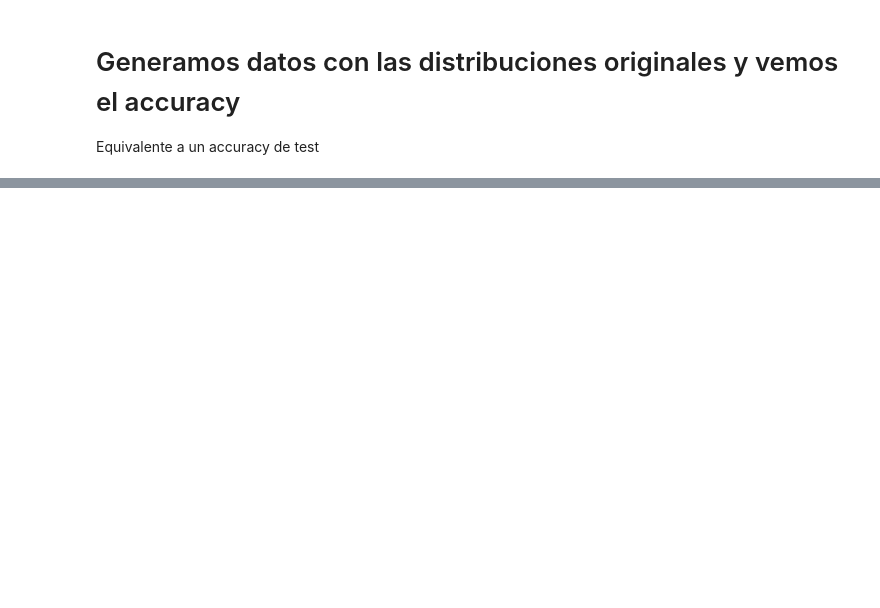
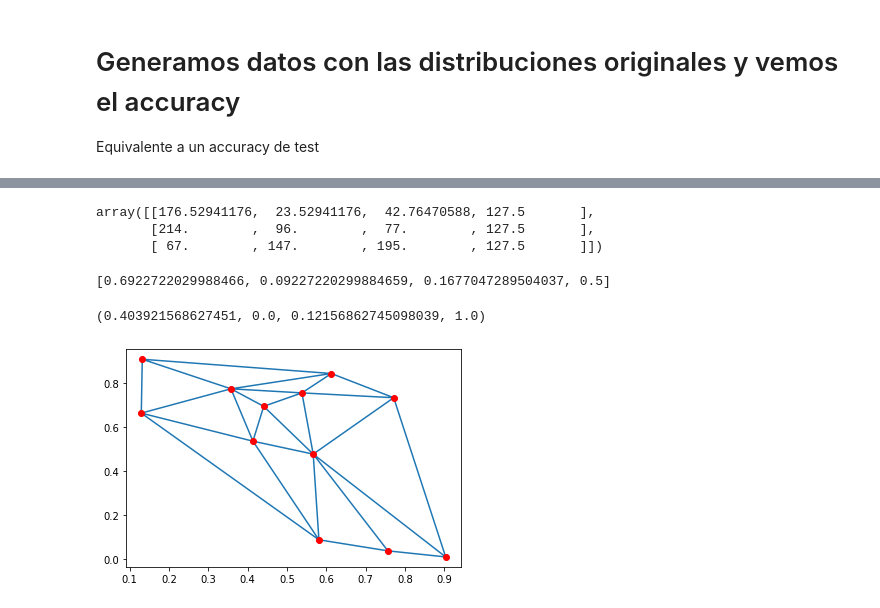
Before and after one commit to franmassa/lab-ml-itba-regresion-logistica-Keras, a Jupyter notebook: 02-LR-Feat-Eng-overfitting.ipynb, the cells around one changed output, grey strips where cells are left out. Cells and saved outputs as stored; diff of their text form; code cells hidden in the pictures; blank space fills up the shorter version.

```diff
--- a/02-LR-Feat-Eng-overfitting.ipynb
+++ b/02-LR-Feat-Eng-overfitting.ipynb
@@ -96,0 +149,30 @@ plotCallback_f.plotBoundary(model)
+# %%
+cmap = plt.cm.get_cmap('RdBu')
+def get_colors_from_p(ps):
+    return np.array([list(cmap(p)[:3]) + [0.5] for p in ps])*255
+
+get_colors_from_p(np.array([0.1, 0.2, 0.8]))
+# %% [output]
+array([[176.52941176,  23.52941176,  42.76470588, 127.5       ],
+       [214.        ,  96.        ,  77.        , 127.5       ],
+       [ 67.        , 147.        , 195.        , 127.5       ]])
+# %%
+list(cmap(0.1)[:3]) + [0.5]
+# %% [output]
+[0.6922722029988466, 0.09227220299884659, 0.1677047289504037, 0.5]
+# %%
+rgba
+# %% [output]
+(0.403921568627451, 0.0, 0.12156862745098039, 1.0)
+# %%
+import numpy as np
+from  scipy.spatial import Delaunay
+import pylab
+
+data = np.random.random((12,3))            # arbitrary 3D data set
+tri = Delaunay( data[:,:2] ) # take the first two dimensions
+
+pylab.triplot( data[:,0], data[:,1], tri.simplices.copy() )
+pylab.plot( data[:,0], data[:,1], 'ro' ) ;
+# %% [output]
+[figure, added]
```
Also changed, not shown: parts of 23 cells of this notebook, 2 other files.
